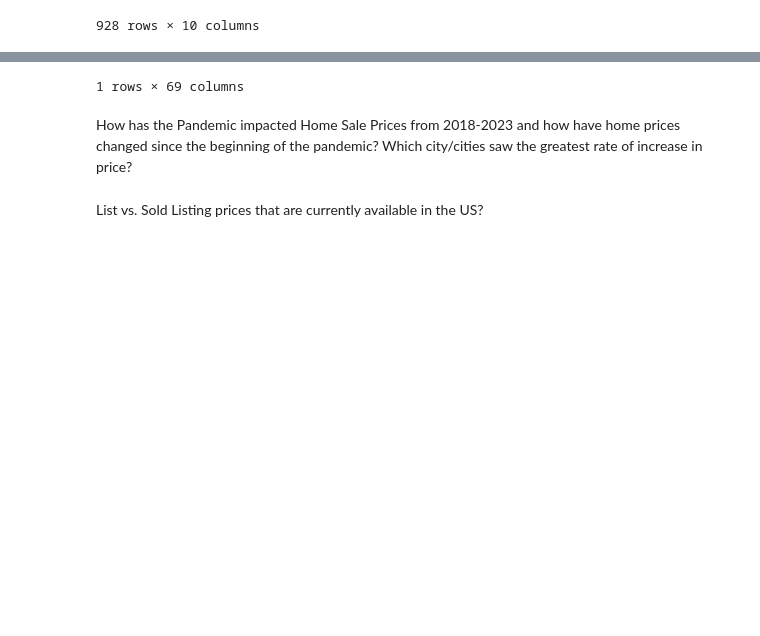
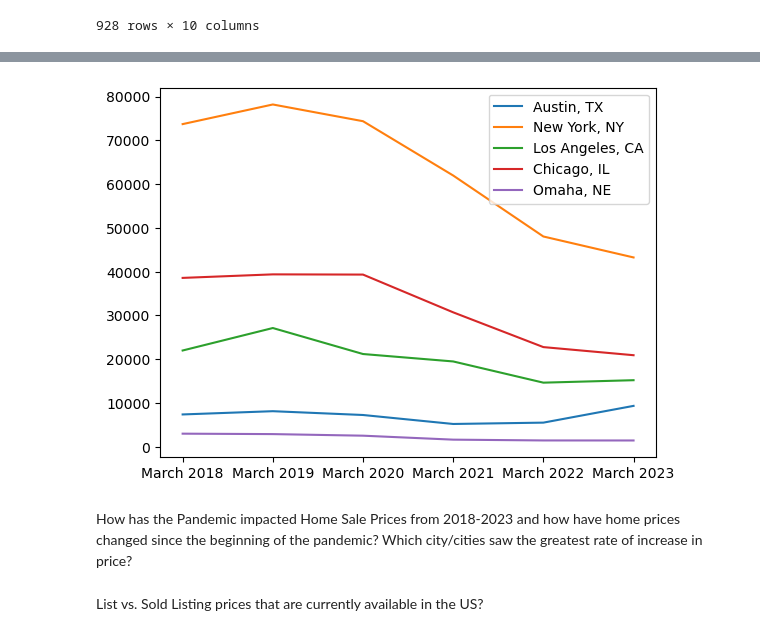
Before and after one commit to ashley-ley/Zillow-Housing-Analysis, a Jupyter notebook: Zillow-Notebook.ipynb, the cells around one changed output, grey strips where cells are left out. Saved outputs shown, nothing was run; the diff lists cells and outputs as text; code cells hidden in the pictures; blank space fills up the shorter version.

Commit message:
Housing Inventory Graph displayed

```diff
--- a/Zillow-Notebook.ipynb
+++ b/Zillow-Notebook.ipynb
@@ -39,11 +39,33 @@ housing_inventory
 | 927 | 394767 | Lamesa, TX | msa | TX | 35.0 | 34.0 | 35.0 | 23.0 | ... |
 928 rows × 10 columns
 # %%
-homes_in_austin_tx = for_sale_inventory_df.loc[for_sale_inventory_df["RegionName"] == "Austin, TX"]
-homes_in_omaha_ne = for_sale_inventory_df.loc[for_sale_inventory_df["RegionName"] == "Omaha, NE"]
-homes_in_chicago_il = for_sale_inventory_df.loc[for_sale_inventory_df["RegionName"] == "Chicago, IL"]
-homes_in_ny_ny = for_sale_inventory_df.loc[for_sale_inventory_df["RegionName"] == "New York, NY"]
-homes_in_la_ca = for_sale_inventory_df.loc[for_sale_inventory_df["RegionName"] == "Los Angeles, CA"]
+# Create a variable for each city we are analyzing for this project
+homes_in_austin_tx = housing_inventory.loc[housing_inventory["RegionName"] == "Austin, TX"]
+homes_in_omaha_ne = housing_inventory.loc[housing_inventory["RegionName"] == "Omaha, NE"]
+homes_in_chicago_il = housing_inventory.loc[housing_inventory["RegionName"] == "Chicago, IL"]
+homes_in_ny_ny = housing_inventory.loc[housing_inventory["RegionName"] == "New York, NY"]
+homes_in_la_ca = housing_inventory.loc[housing_inventory["RegionName"] == "Los Angeles, CA"]
 
-comparison_of_inventory = pd.DataFrame
+
+# Make a DataFrame using the loc function to find specific cities
+inventory_comparison = housing_inventory.loc[(housing_inventory["RegionName"] == "Austin, TX") |
+                                             (housing_inventory["RegionName"] == "Omaha, NE") |
+                                             (housing_inventory["RegionName"] == "Chicago, IL") |
+                                             (housing_inventory["RegionName"] == "New York, NY") |
+                                             (housing_inventory["RegionName"] == "Los Angeles, CA")
+                                            ]
+
+# Reset index to match the city and state we are analyzing
+inventory_comparison.set_index("RegionName")
+
+# Create a DataFrame that displays the housing inventory over a 5-year period for the five cities in the US
+df = pd.DataFrame({
+    "Austin, TX": [7392.0, 8134.0, 7266.0, 5216.0, 5522.0, 9350.0],
+    "New York, NY": [73707.0, 78192.0, 74371.0, 61966.0, 48039.0, 43253.0],
+    "Los Angeles, CA": [21998.0, 27132.0, 21194.0, 19497.0, 14653.0, 15214.0],
+    "Chicago, IL": [38581.0, 39387.0, 39339.0, 30715.0,22775.0, 20922.0],
+    "Omaha, NE": [3001.0, 2903.0, 2541.0, 1635.0, 1452.0, 1446.0]
+}, index = ["March 2018","March 2019","March 2020","March 2021","March 2022","March 2023"])
+
+line = df.plot.line()
 # %% [output]
@@ -52,4 +72,4 @@ comparison_of_inventory = pd.DataFrame
-1 rows × 69 columns
+[figure, added]
 # %% [markdown]
 How has the Pandemic impacted Home Sale Prices from 2018-2023 and how have home prices changed since the beginning of the pandemic? Which city/cities saw the greatest rate of increase in price?
 # %%
```
Also changed, not shown: parts of 2 cells of this notebook.
